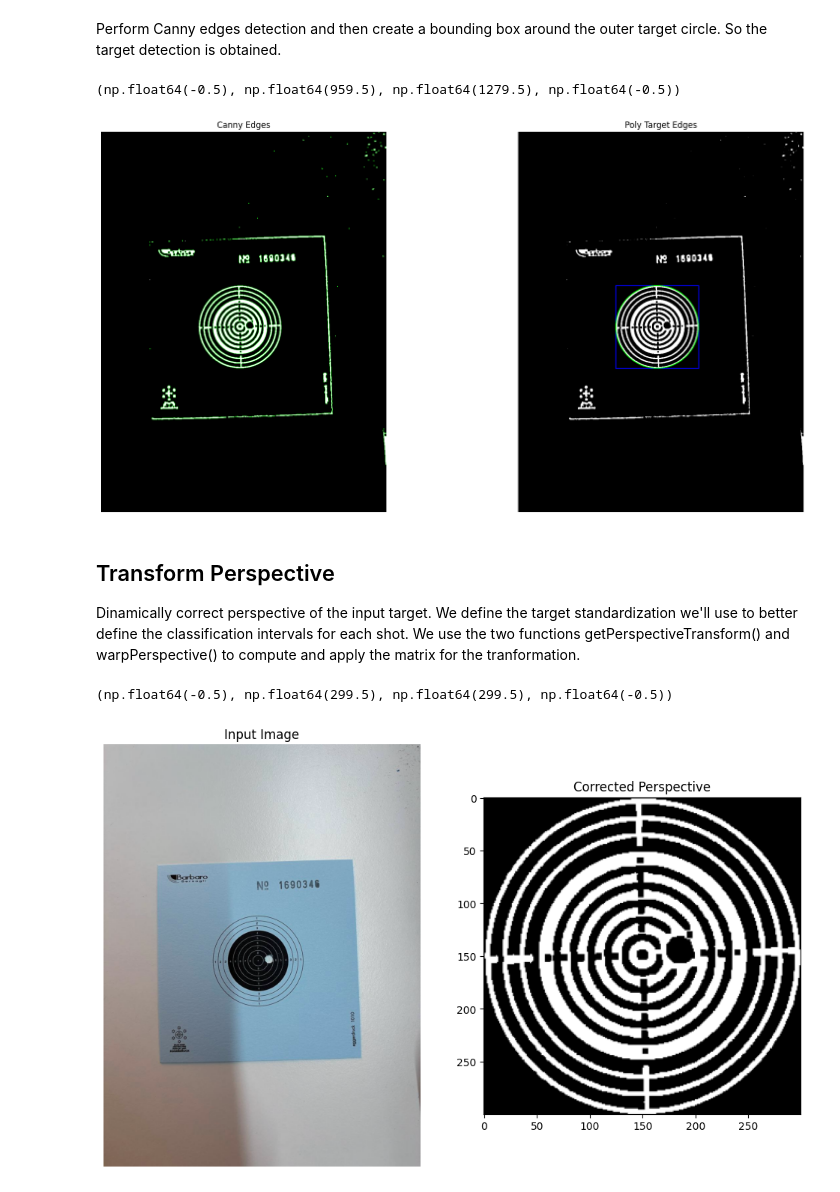
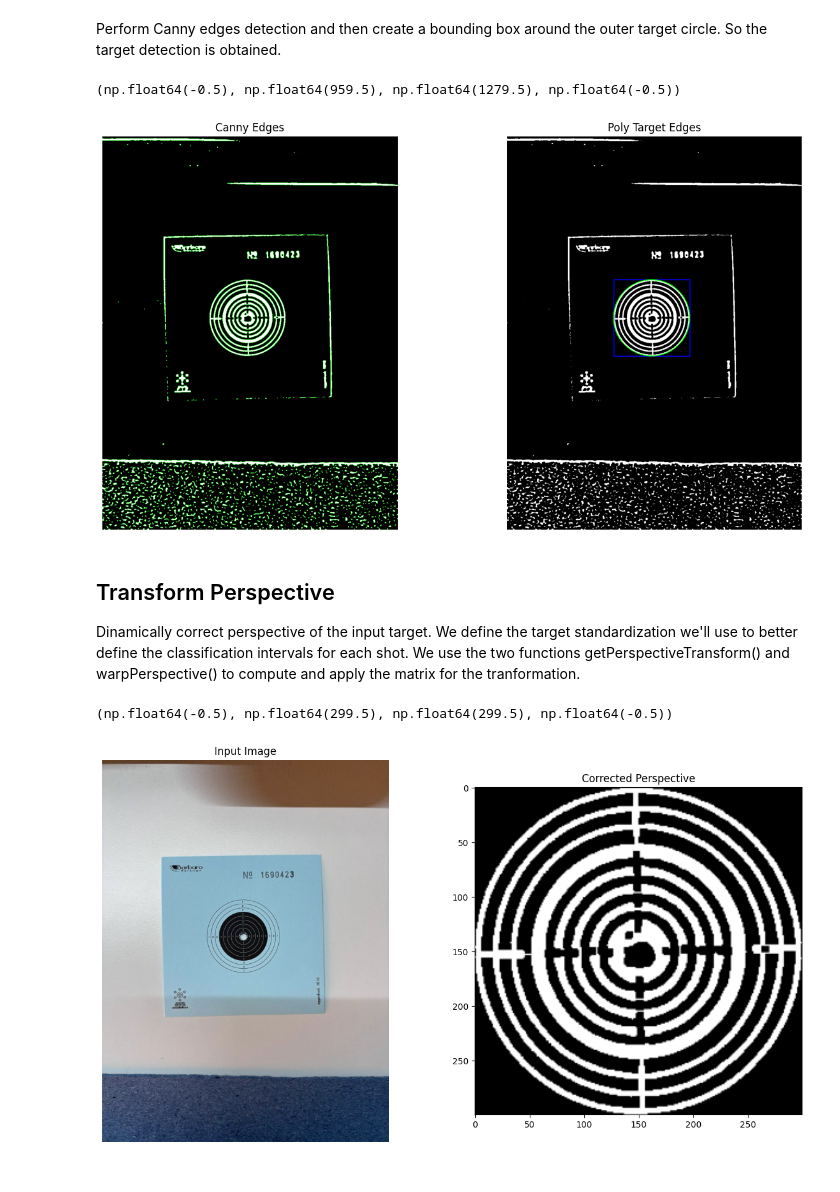
Before and after one commit to Allelallecialle/Aimlytics, a Jupyter notebook: aimlytics_notebook.ipynb, the cells around one changed output. Saved outputs shown, nothing was run; the diff lists cells and outputs as text; code cells hidden in the pictures.

Commit message:
Commit #6: bullet detection, scoring, main fix

```diff
--- a/aimlytics_notebook.ipynb
+++ b/aimlytics_notebook.ipynb
@@ -10,14 +10,16 @@ import matplotlib.pyplot as plt
 import pylab
 %matplotlib inline
 
-pylab.rcParams['figure.figsize'] = (10.0, 8.0)
+pylab.rcParams['figure.figsize'] = (15.0, 8.0)
 # %% [markdown]
 ## Image Acquisition and Pre-processing
 We want to obtain a clear image, ready to be analyzed.
 # %%
-image = cv2.imread("target_images/photo_2025-02-27_14-20-40.jpg")
+image = cv2.imread("target_images/photo_2025-02-27_14-20-59.jpg")
 RGB_image = cv2.cvtColor(image, cv2.COLOR_BGR2RGB)
 gray_image = cv2.cvtColor(image,cv2.COLOR_BGR2GRAY)
+
+
 plt.show()
 plt.subplot(121)
 plt.title("Clean Target")
@@ -71,61 +72,60 @@ plt.axis('off')
 # %% [markdown]
 Perform Canny edges detection and then create a bounding box around the outer target circle. So the target detection is obtained.
 # %%
-#Canny code
-edgeresult = np.copy(cleaned_binary)    #Creating an image copy to draw edges on
-edgeresult = cv2.cvtColor(edgeresult, cv2.COLOR_GRAY2BGR)   #Converting it to grayscale for canny detection
+# Canny code
+edgeresult = np.copy(cleaned_binary)    # Creating an image copy to draw edges on
+edgeresult = cv2.cvtColor(edgeresult, cv2.COLOR_GRAY2BGR)   # Converting it to grayscale for canny detection
 
-th1, th2 = 30, 120  #Canny recommends threshold 2 is 3 times threshold 1
+th1, th2 = 30, 120  # Canny recommends threshold 2 is 3 times threshold 1
 edges = cv2.Canny(cleaned_binary, th1, th2)
-edgeresult[edges != 0] = (0, 255, 0)  #Highlight edges: takes pixels in edgeresult and where edge is non-zero it is coloured with green
+edgeresult[edges != 0] = (0, 255, 0)  # Highlight edges: takes pixels in edgeresult and where edge is non-zero it is coloured with green
 
 
-#Bounding box code
-#Find the bigger contour assuming it's the outer circle of the target
+# Bounding box code
+# Find the bigger contour assuming it's the outer circle of the target
 contours, _ = cv2.findContours(edges, cv2.RETR_EXTERNAL, cv2.CHAIN_APPROX_SIMPLE)
 
-#Obtain the bounding box contours and the biggest circle contour by choosing the contours enclosing the largest area
+# Obtain the bounding box contours and the biggest circle contour by choosing the contours enclosing the largest area
 max_contour = max(contours, key=cv2.contourArea)
-x, y, w, h = cv2.boundingRect(max_contour)      #x:top left, y:bottom right, w:base width, h:height
+x, y, w, h = cv2.boundingRect(max_contour)      # x:top left, y:bottom right, w:base width, h:height
 (xc, yc), radius = cv2.minEnclosingCircle(max_contour)
 center = (int(xc), int(yc))
 radius = int(radius)
 
-#Another image copy to draw on
+# Another image copy to draw on
 bounding_rect = np.copy(cleaned_binary)
 bounding_rect = cv2.cvtColor(bounding_rect, cv2.COLOR_GRAY2BGR)
 
-#Draw the bounding box on the target in blue and the outer circle edge in green
+# Draw the bounding box on the target in blue and the outer circle edge in green
 drawing = cv2.rectangle(bounding_rect, (x, y), (x + w, y + h), (255, 0, 0), 2)
 drawing = cv2.circle(drawing, center, radius, (0, 255, 0), 2)
 
 
-plt.figure(figsize=(20, 10))
 plt.subplot(121)
 plt.title("Canny Edges")
 plt.imshow(cv2.cvtColor(edgeresult, cv2.COLOR_BGR2RGB))
 plt.axis('off')
 plt.subplot(122)
 plt.title("Poly Target Edges")
 plt.imshow(cv2.cvtColor(drawing, cv2.COLOR_BGR2RGB))
 plt.axis('off')
 # %% [output]
 (np.float64(-0.5), np.float64(959.5), np.float64(1279.5), np.float64(-0.5))
-[figure, old version]
+[figure, new version]
 # %% [markdown]
 ## Transform Perspective
 Dinamically correct perspective of the input target. We define the target standardization we'll use to better define the classification intervals for each shot. We use the two functions getPerspectiveTransform() and warpPerspective() to compute and apply the matrix for the tranformation.
 # %%
 warp_image = np.copy(cleaned_binary)
 
-rect = np.float32([[x, y], [x + w, y],      #top left, top right
-    [x, y + h], [x + w, y + h]      #bottom right, bottom left
+rect = np.float32([[x, y], [x + w, y],      #Top left, top right
+    [x, y + h], [x + w, y + h]      # Bottom right, bottom left
     ])
 
 output_size = 300
 dst_pts = np.float32([
-    [0, 0], [output_size, 0],   #top left, top right
-    [0, output_size],[output_size, output_size]     #bottom left, top right
+    [0, 0], [output_size, 0],   # Top left, top right
+    [0, output_size],[output_size, output_size]     # Bottom left, top right
 ])
 
 # Compute perspective transform matrix
@@ -134,7 +134,6 @@ perspective_matrix = cv2.getPerspectiveTransform(rect, dst_pts)
 corrected_perspective_image = cv2.warpPerspective(warp_image, perspective_matrix, (output_size, output_size))
 
 
-plt.figure(figsize=(12, 8))
 plt.subplot(121)
 plt.title("Input Image")
 plt.imshow(image)
@@ -145,6 +144,6 @@ plt.imshow(cv2.cvtColor(corrected_perspective_image,cv2.COLOR_BGR2RGB))
 plt.axis('on')
 # %% [output]
 (np.float64(-0.5), np.float64(299.5), np.float64(299.5), np.float64(-0.5))
-[figure, old version]
+[figure, new version]
 # %% [markdown]
 ## Detect bullet holes
```
Also changed, not shown: parts of 8 cells of this notebook, 5 other files.
